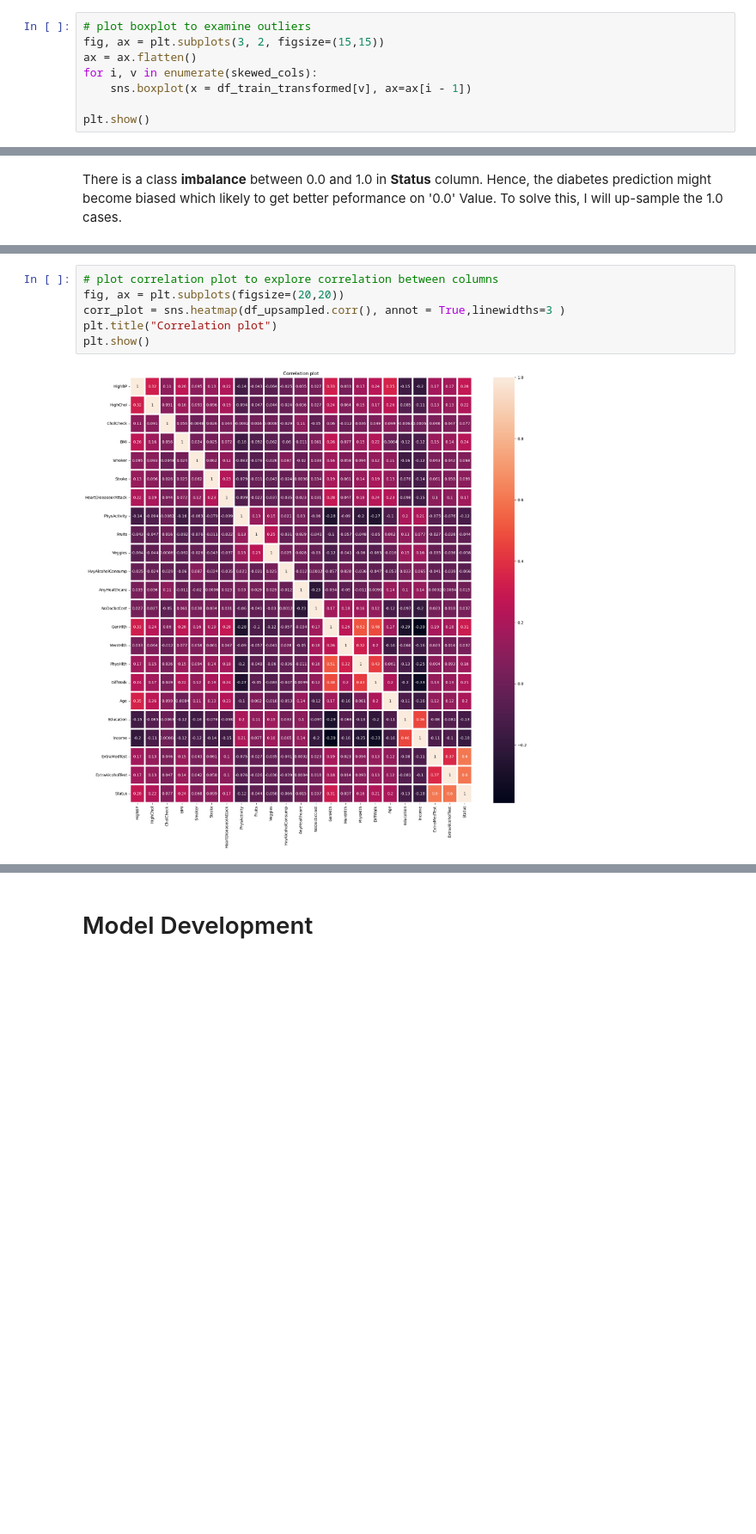
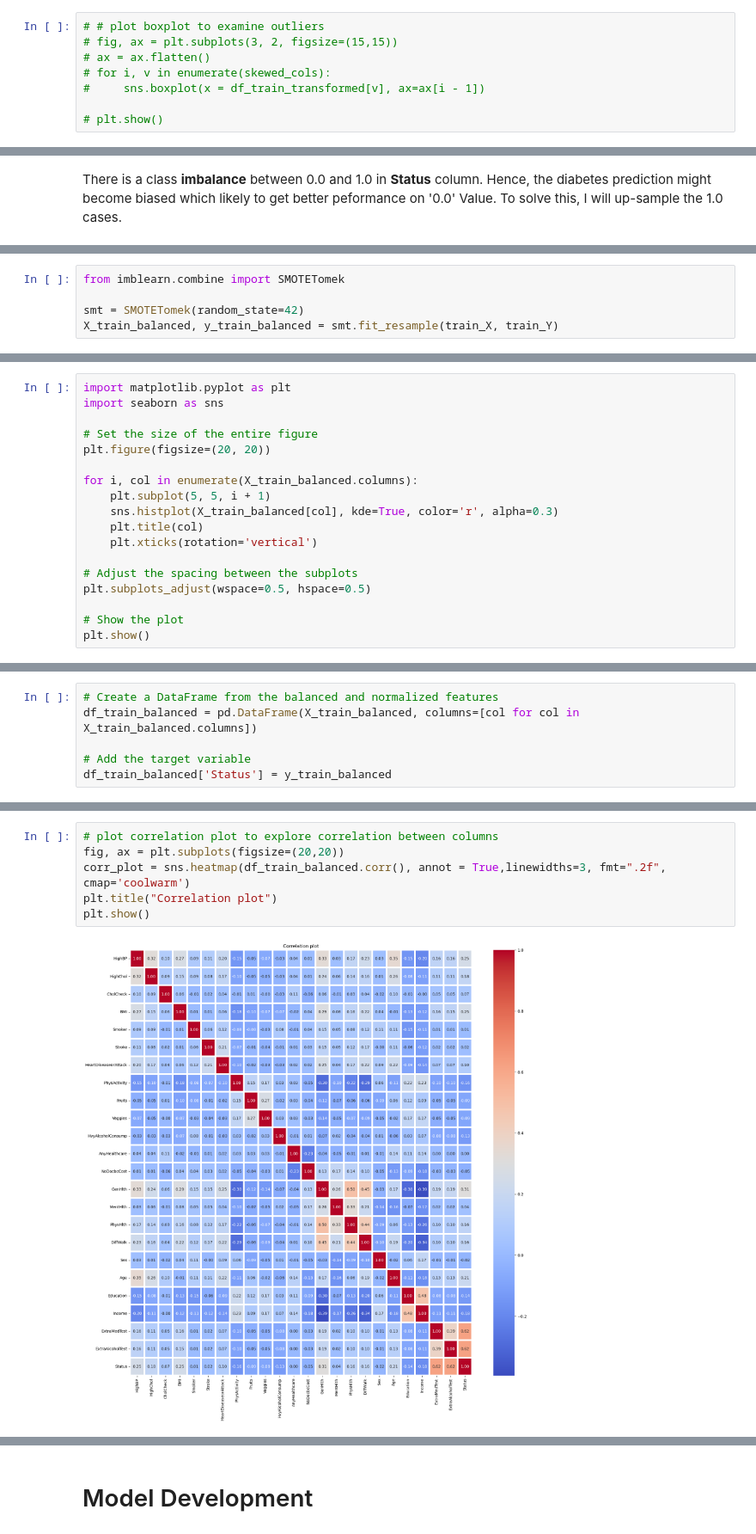
Before and after one commit to kaito274/COSC2753---Assignment1, a Jupyter notebook: main.ipynb, the cells around one changed output, grey strips where cells are left out. Shown at 86% size. Cells and saved outputs as stored; diff of their text form; blank space fills up the shorter version.

```diff
--- a/main.ipynb
+++ b/main.ipynb
@@ -328,8 +323,8 @@ dtype: float64
 # %%
-# plot boxplot to examine outliers
-fig, ax = plt.subplots(3, 2, figsize=(15,15))
-ax = ax.flatten()
-for i, v in enumerate(skewed_cols):
-    sns.boxplot(x = df_train_transformed[v], ax=ax[i - 1])
+# # plot boxplot to examine outliers
+# fig, ax = plt.subplots(3, 2, figsize=(15,15))
+# ax = ax.flatten()
+# for i, v in enumerate(skewed_cols):
+#     sns.boxplot(x = df_train_transformed[v], ax=ax[i - 1])
 
-plt.show()
+# plt.show()
@@ -353,0 +343,5 @@ Name: Status, dtype: int64
+# %%
+from imblearn.combine import SMOTETomek
+
+smt = SMOTETomek(random_state=42)
+X_train_balanced, y_train_balanced = smt.fit_resample(train_X, train_Y)
@@ -381,0 +394,18 @@ sns.histplot(df_upsampled['Status'], kde=True, color='r', alpha=0.3)
+# %%
+import matplotlib.pyplot as plt
+import seaborn as sns
+
+# Set the size of the entire figure
+plt.figure(figsize=(20, 20))
+
+for i, col in enumerate(X_train_balanced.columns):
+    plt.subplot(5, 5, i + 1)
+    sns.histplot(X_train_balanced[col], kde=True, color='r', alpha=0.3)
+    plt.title(col)
+    plt.xticks(rotation='vertical')
+
+# Adjust the spacing between the subplots
+plt.subplots_adjust(wspace=0.5, hspace=0.5)
+
+# Show the plot
+plt.show()
@@ -381,0 +429,6 @@ sns.histplot(df_upsampled['Status'], kde=True, color='r', alpha=0.3)
+# %%
+# Create a DataFrame from the balanced and normalized features
+df_train_balanced = pd.DataFrame(X_train_balanced, columns=[col for col in X_train_balanced.columns])
+
+# Add the target variable
+df_train_balanced['Status'] = y_train_balanced
@@ -382,8 +455,8 @@ sns.histplot(df_upsampled['Status'], kde=True, color='r', alpha=0.3)
 # %%
 # plot correlation plot to explore correlation between columns
 fig, ax = plt.subplots(figsize=(20,20))
-corr_plot = sns.heatmap(df_upsampled.corr(), annot = True,linewidths=3 )
+corr_plot = sns.heatmap(df_train_balanced.corr(), annot = True,linewidths=3, fmt=".2f", cmap='coolwarm')
 plt.title("Correlation plot")
 plt.show()
 # %% [output]
-[figure, old version]
+[figure, new version]
```
Also changed, not shown: parts of 101 cells of this notebook, 8 other files.
